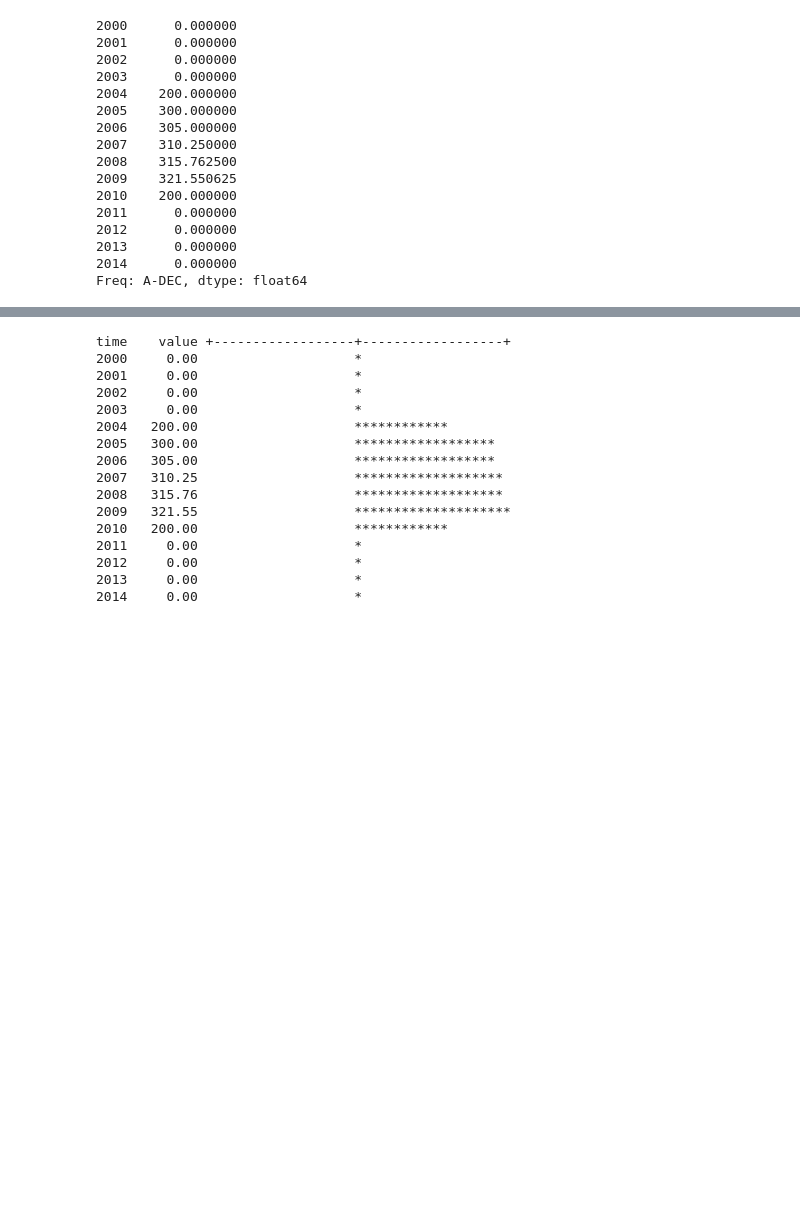
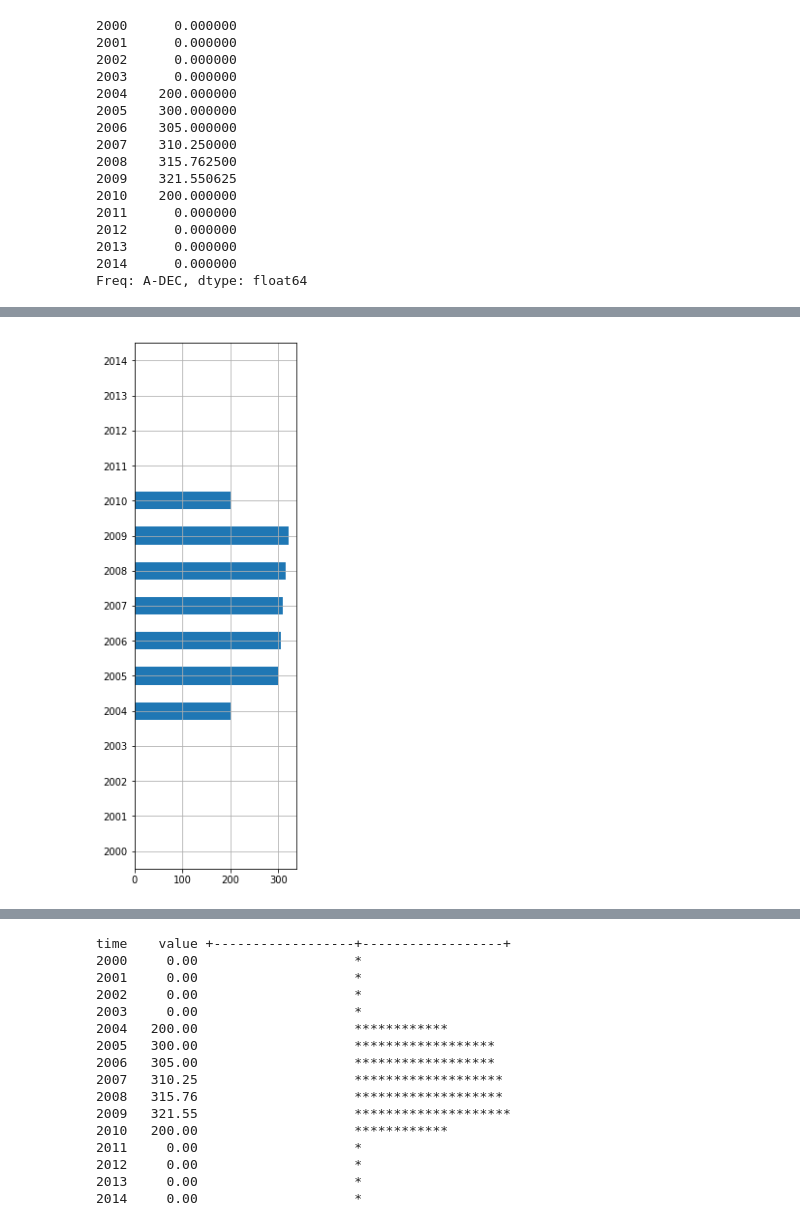
Before and after one commit to hagarciag/ingenieria-economica, a Jupyter notebook: 02-flujos-de-efectivo-y-tasas.ipynb, the cells around one changed output, grey strips where cells are left out. Saved outputs shown, nothing was run; the diff lists cells and outputs as text; code cells hidden in the pictures; blank space fills up the shorter version.

```diff
--- a/02-flujos-de-efectivo-y-tasas.ipynb
+++ b/02-flujos-de-efectivo-y-tasas.ipynb
@@ -450,0 +561,6 @@ Freq: A-DEC, dtype: float64
+# %%
+cflo.plot.barh(figsize=(3,10))
+plt.grid(True)
+plt.show()
+# %% [output]
+[figure, added]
```
Also changed, not shown: parts of 14 cells of this notebook.
